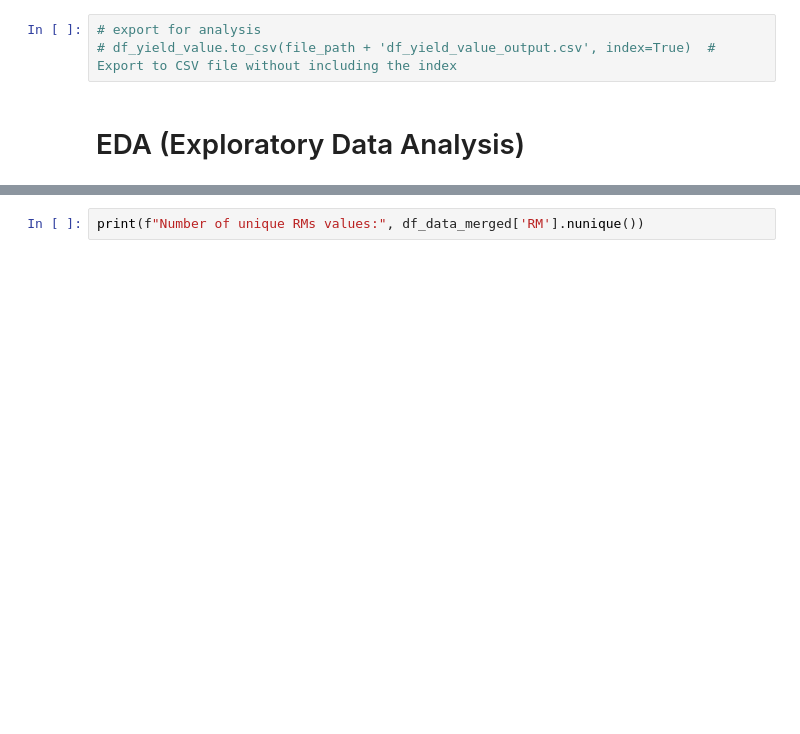
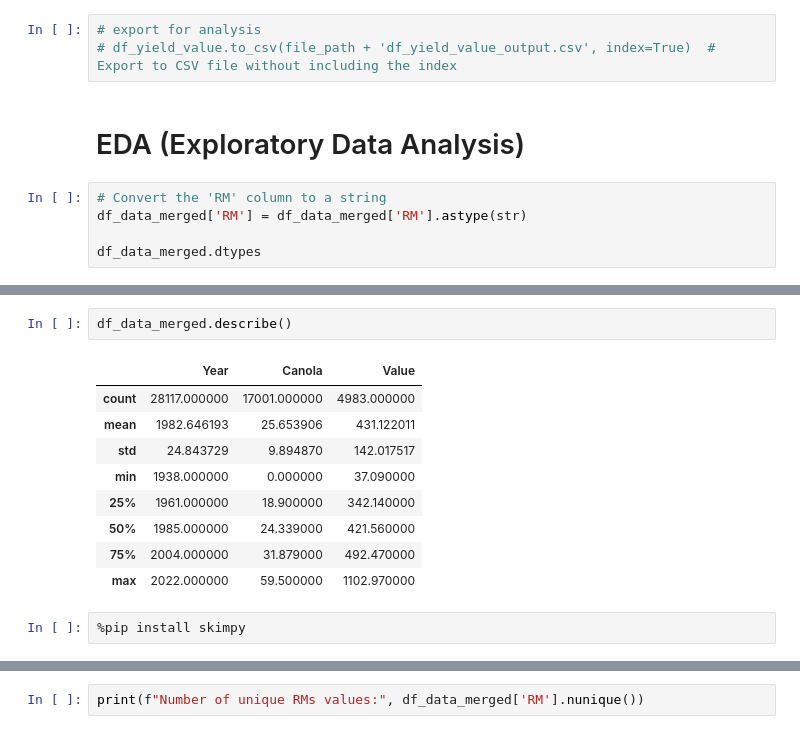
Before and after one commit to cboyda/AgTech, a Jupyter notebook: Assignments/CapstoneAssignment_CropAnalysis.ipynb, the cells around one changed output, grey strips where cells are left out. Cells and saved outputs as stored; diff of their text form; blank space fills up the shorter version.

```diff
--- a/Assignments/CapstoneAssignment_CropAnalysis.ipynb
+++ b/Assignments/CapstoneAssignment_CropAnalysis.ipynb
@@ -1284,3 +1454,8 @@ Why Scale? If we want to compare the map visualization of Canola vs Value they m
 # df_yield_value.to_csv(file_path + 'df_yield_value_output.csv', index=True)  # Export to CSV file without including the index
 # %% [markdown]
 # EDA (Exploratory Data Analysis)
+# %%
+# Convert the 'RM' column to a string
+df_data_merged['RM'] = df_data_merged['RM'].astype(str)
+
+df_data_merged.dtypes
@@ -1286,0 +1487,14 @@ Why Scale? If we want to compare the map visualization of Canola vs Value they m
+# %%
+df_data_merged.describe()
+# %% [output]
+|  | Year | Canola | Value |
+| count | 28117.000000 | 17001.000000 | 4983.000000 |
+| mean | 1982.646193 | 25.653906 | 431.122011 |
+| std | 24.843729 | 9.894870 | 142.017517 |
+| min | 1938.000000 | 0.000000 | 37.090000 |
+| 25% | 1961.000000 | 18.900000 | 342.140000 |
+| 50% | 1985.000000 | 24.339000 | 421.560000 |
+| 75% | 2004.000000 | 31.879000 | 492.470000 |
+| max | 2022.000000 | 59.500000 | 1102.970000 |
+# %%
+%pip install skimpy
```
Also changed, not shown: parts of 70 cells of this notebook, 4 other files.
